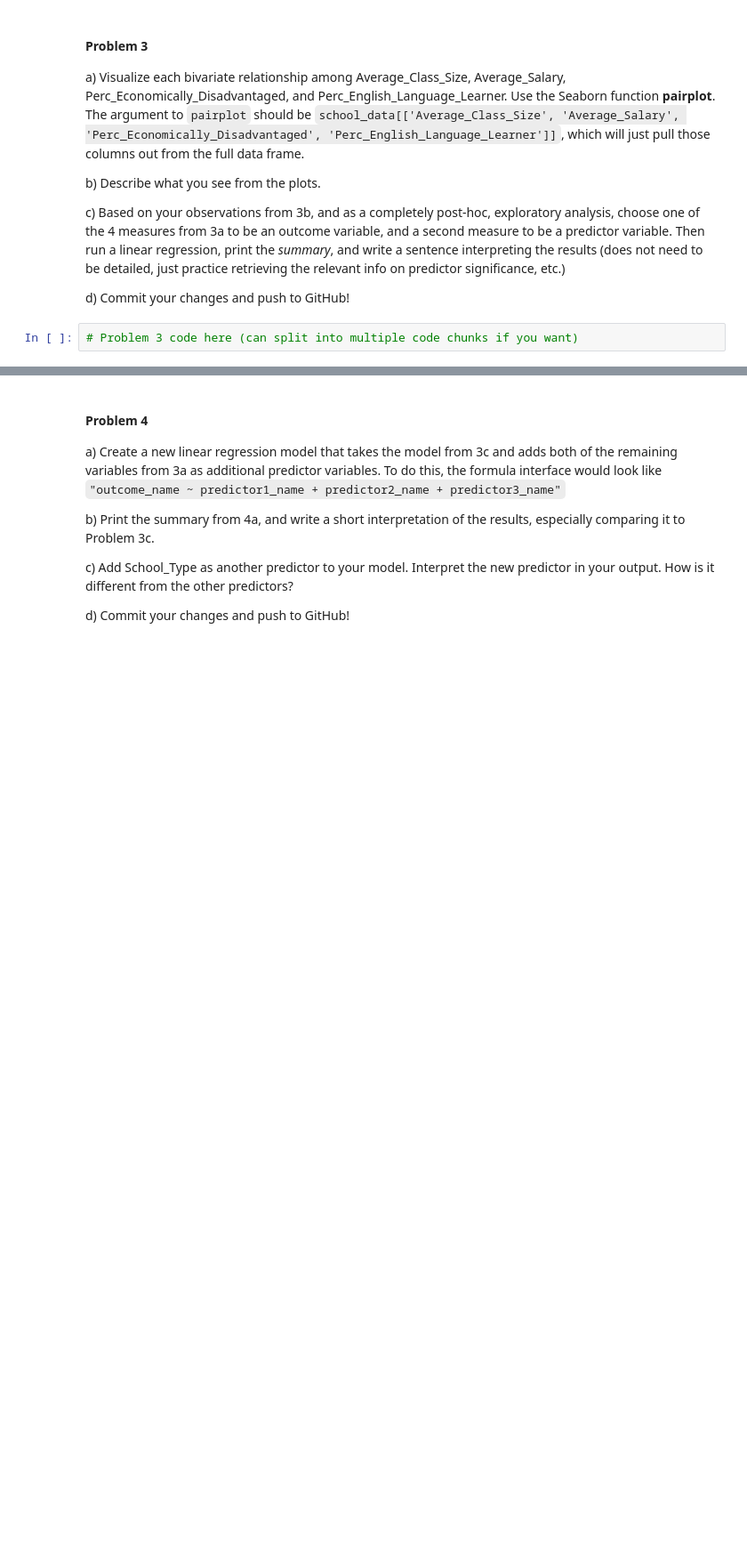
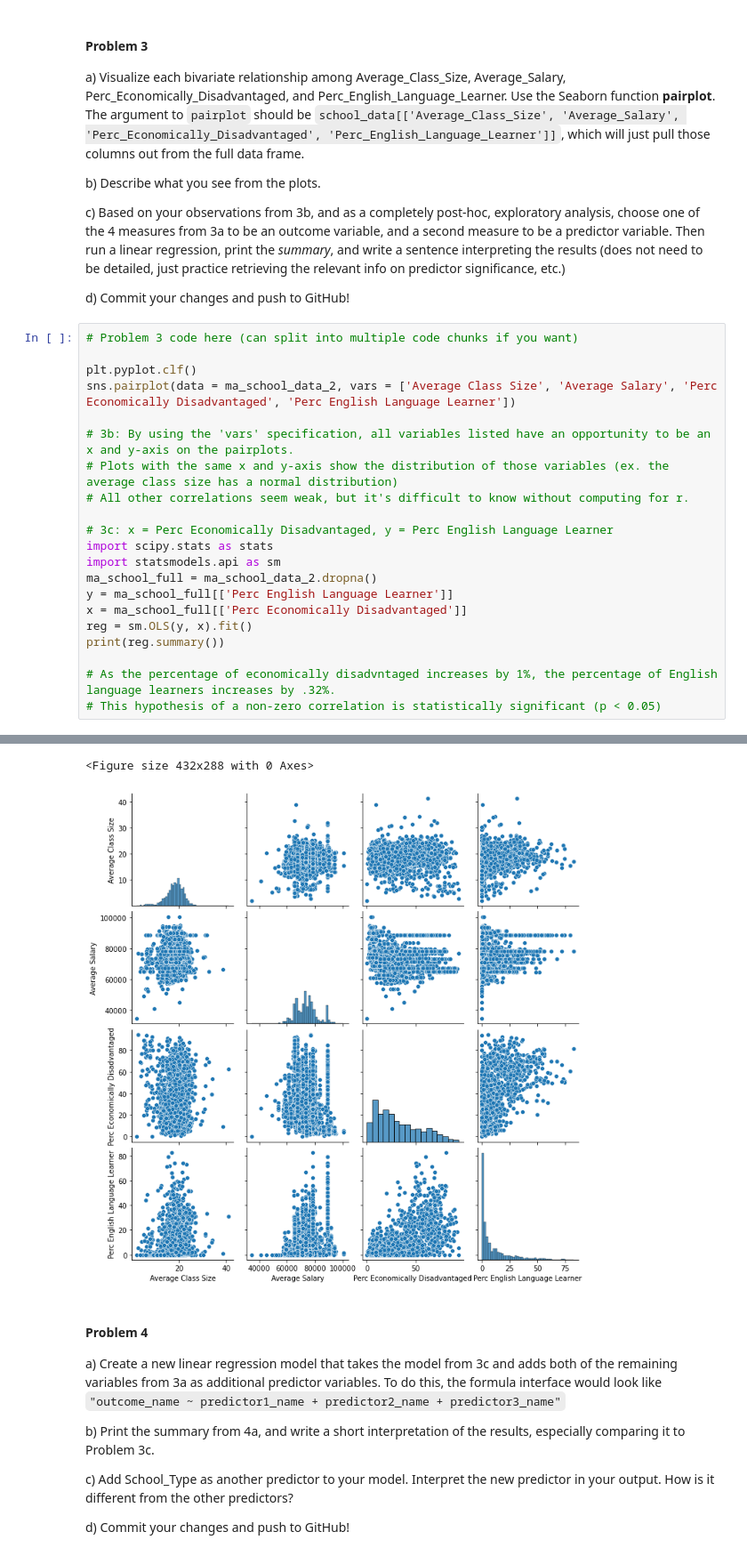
Before and after one commit to cermakb5/f21_pfssr_assignment11, a Jupyter notebook: f21_pfssr_assignment11_notebook_version.ipynb, the cells around one changed output, grey strips where cells are left out. Shown at 89% size. Cells and saved outputs as stored; diff of their text form; blank space fills up the shorter version.

Commit message:
Problem 3 done

```diff
--- a/f21_pfssr_assignment11_notebook_version.ipynb
+++ b/f21_pfssr_assignment11_notebook_version.ipynb
@@ -114,5 +115,25 @@ b) Describe what you see from the plots.
 c) Based on your observations from 3b, and as a completely post-hoc, exploratory analysis, choose one of the 4 measures from 3a to be an outcome variable, and a second measure to be a predictor variable.  Then run a linear regression, print the *summary*, and write a sentence interpreting the results (does not need to be detailed, just practice retrieving the relevant info on predictor significance, etc.)
 
 d) Commit your changes and push to GitHub!
-# %%
-# Problem 3 code here (can split into multiple code chunks if you want)
+# %%
+# Problem 3 code here (can split into multiple code chunks if you want)
+
+plt.pyplot.clf()
+sns.pairplot(data = ma_school_data_2, vars = ['Average Class Size', 'Average Salary', 'Perc Economically Disadvantaged', 'Perc English Language Learner'])
+
+# 3b: By using the 'vars' specification, all variables listed have an opportunity to be an x and y-axis on the pairplots.
+# Plots with the same x and y-axis show the distribution of those variables (ex. the average class size has a normal distribution)
+# All other correlations seem weak, but it's difficult to know without computing for r.
+
+# 3c: x = Perc Economically Disadvantaged, y = Perc English Language Learner
+import scipy.stats as stats
+import statsmodels.api as sm
+ma_school_full = ma_school_data_2.dropna()
+y = ma_school_full[['Perc English Language Learner']]
+x = ma_school_full[['Perc Economically Disadvantaged']]
+reg = sm.OLS(y, x).fit()
+print(reg.summary())
+
+# As the percentage of economically disadvntaged increases by 1%, the percentage of English language learners increases by .32%.
+# This hypothesis of a non-zero correlation is statistically significant (p < 0.05)
+# %% [output]
@@ -119,3 +157,5 @@ d) Commit your changes and push to GitHub!
+<Figure size 432x288 with 0 Axes>
+[figure, added]
 # %% [markdown]
 #### Problem 4
 
```
Also changed, not shown: parts of 2 cells of this notebook.
